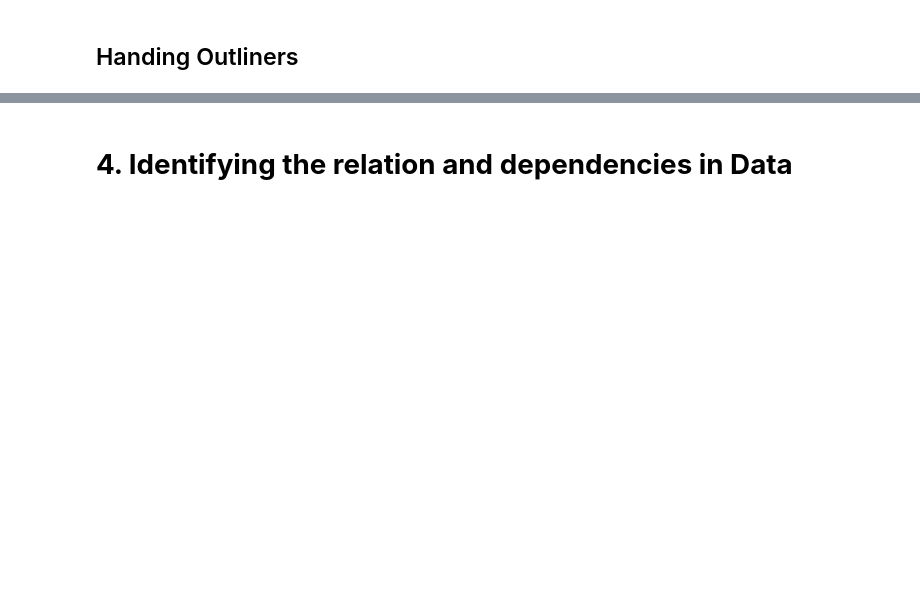
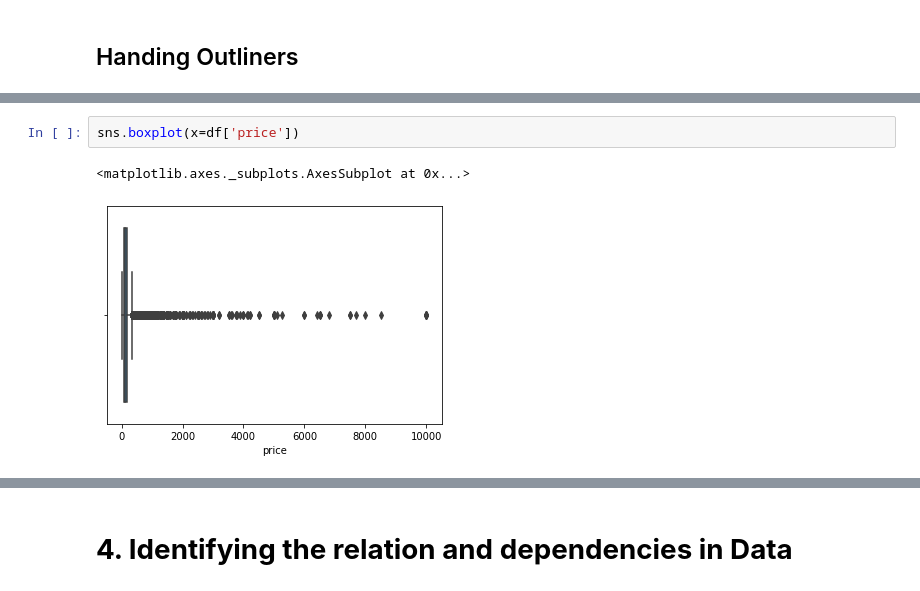
Before and after one commit to kashifkamran639/Airbnb-NYC-2019, a Jupyter notebook: Kashif_Kamran_Airbnb_Bookings_Analysis_Capstone_Project.ipynb, the cells around one changed output, grey strips where cells are left out. Drawn from its saved outputs; the diff is of its cells as text; blank space fills up the shorter version.

```diff
--- a/Kashif_Kamran_Airbnb_Bookings_Analysis_Capstone_Project.ipynb
+++ b/Kashif_Kamran_Airbnb_Bookings_Analysis_Capstone_Project.ipynb
@@ -147,0 +181,5 @@ print(df[df.name==0].shape)
+# %%
+sns.boxplot(x=df['price'])
+# %% [output]
+<matplotlib.axes._subplots.AxesSubplot at 0x...>
+[figure, added]
```
Also changed, not shown: parts of 33 cells of this notebook.
